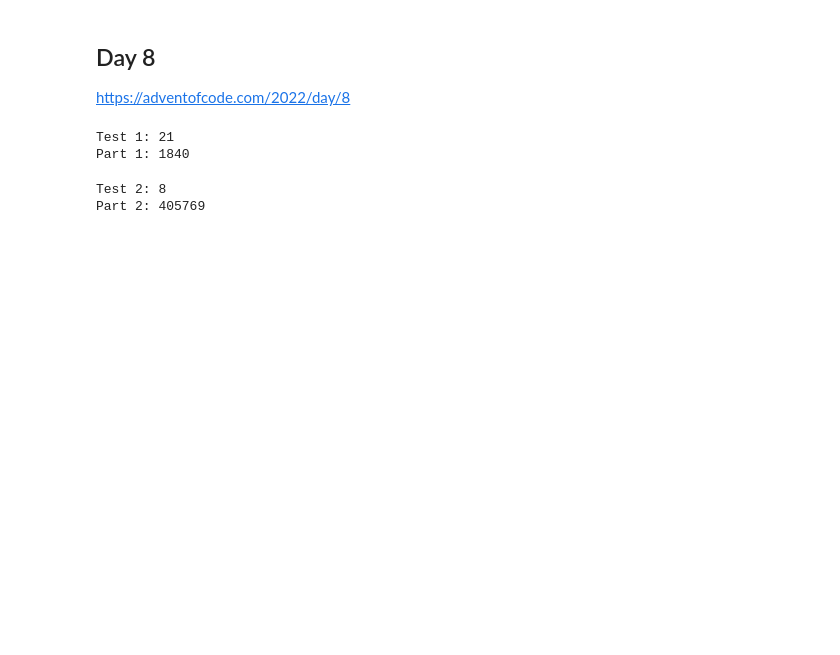
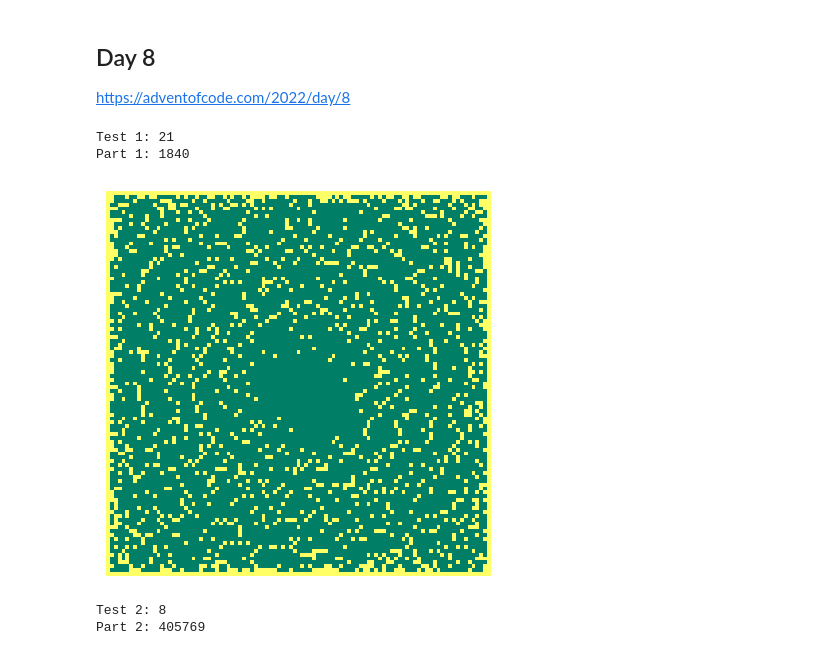
Before and after one commit to marcodelmastro/AdventOfCode2022, a Jupyter notebook: Day08.ipynb, the cells around one changed output. Cells and saved outputs as stored; diff of their text form; code cells hidden in the pictures; blank space fills up the shorter version.

```diff
--- a/Day08.ipynb
+++ b/Day08.ipynb
@@ -21,16 +21,25 @@ def countVisible(grid):
     for i in range(grid.shape[1]):
         for j in range(grid.shape[0]):
             visible[j][i] = isVisible(i,j,grid)
-    return sum(sum(visible))
+    return sum(sum(visible)),visible
 # %%
 grid0 = parse08("data/test08.txt")
 grid = parse08("data/input08.txt")
 
-print("Test 1:",countVisible(grid0))
-print("Part 1:",countVisible(grid))
+print("Test 1:",countVisible(grid0)[0])
+sol1,visible=countVisible(grid)
+print("Part 1:",sol1)
 # %% [output]
 Test 1: 21
 Part 1: 1840
+# %%
+import matplotlib.pyplot as plt
+
+fig, ax = plt.subplots(1,1,figsize=(5,5))
+ax.axis('off')
+_ = ax.imshow(visible,cmap="summer")
+# %% [output]
+[figure, added]
 # %%
 def computeViewDistance(h,los):
     vd = 0
```
Also changed, not shown: parts of 3 cells of this notebook.
